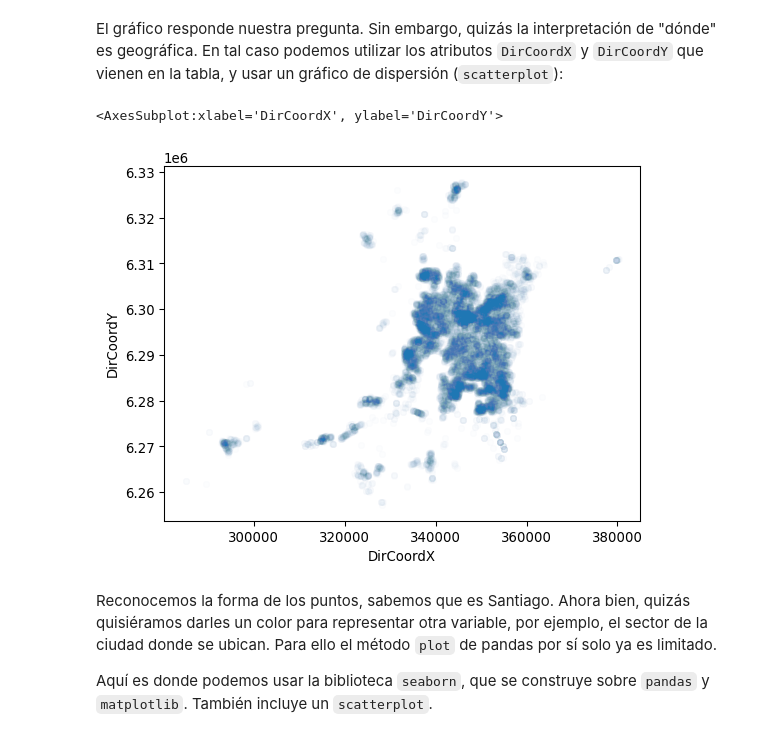
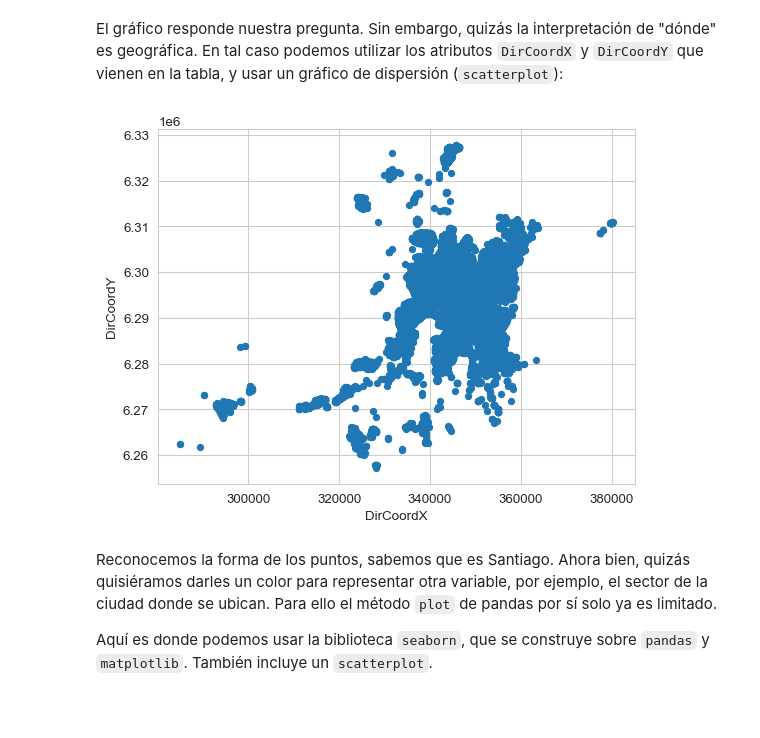
Before and after one commit to fralfaro/aves, a Jupyter notebook: docs/notebooks/vis-course/01-python-tools.ipynb, the cells around one changed output. Drawn from its saved outputs; the diff is of its cells as text; code cells hidden in the pictures; blank space fills up the shorter version.

```diff
--- a/docs/notebooks/vis-course/01-python-tools.ipynb
+++ b/docs/notebooks/vis-course/01-python-tools.ipynb
@@ -165,0 +176,6 @@ from aves.data import eod
+# %%
+# leer personas
+path = "https://raw.githubusercontent.com/zorzalerrante/aves/master/data/external/EOD_STGO/"
+personas = pd.read_csv(
+    path + "personas.csv",sep=";", decimal=",", encoding="utf-8"
+    ).rename(columns={"Factor": "FactorPersona"})
@@ -184,8 +205,16 @@ Data columns (total 39 columns):
  38  FactorPersona              60054 non-null  float64
 dtypes: float64(20), int64(11), object(8)
 memory usage: 17.9+ MB
+# %%
+# leer hogares
+hogares = pd.read_csv(
+    path + "Hogares.csv", sep=";", decimal=",", encoding="utf-8"
+    ).rename(columns={"Factor": "FactorHogar"})
+# %%
+# agregar atributos
+col_name= "Sector"
+hogares[col_name] = decode_column(hogares,path + f"Tablas_parametros/{col_name}.csv", col_name)
 # %%
-hogares = eod.read_homes(EOD_PATH)
 hogares.info()
 # %% [output]
 <class 'pandas.core.frame.DataFrame'>
@@ -324,10 +393,10 @@ fig.tight_layout()
 # %% [markdown]
 El gráfico responde nuestra pregunta. Sin embargo, quizás la interpretación de "dónde" es geográfica. En tal caso podemos utilizar los atributos `DirCoordX` y `DirCoordY` que vienen en la tabla, y usar un gráfico de dispersión (`scatterplot`):
 # %%
-hogares.plot(x="DirCoordX", y="DirCoordY", kind="scatter", alpha=0.01)
+hogares.plot(x="DirCoordX", y="DirCoordY", kind="scatter")
+plt.show()
 # %% [output]
-<AxesSubplot:xlabel='DirCoordX', ylabel='DirCoordY'>
-[figure, old version]
+[figure, new version]
 # %% [markdown]
 Reconocemos la forma de los puntos, sabemos que es Santiago. Ahora bien, quizás quisiéramos darles un color para representar otra variable, por ejemplo, el sector de la ciudad donde se ubican. Para ello el método `plot` de pandas por sí solo ya es limitado.
 
```
Also changed, not shown: parts of 43 cells of this notebook, 3 other files.
